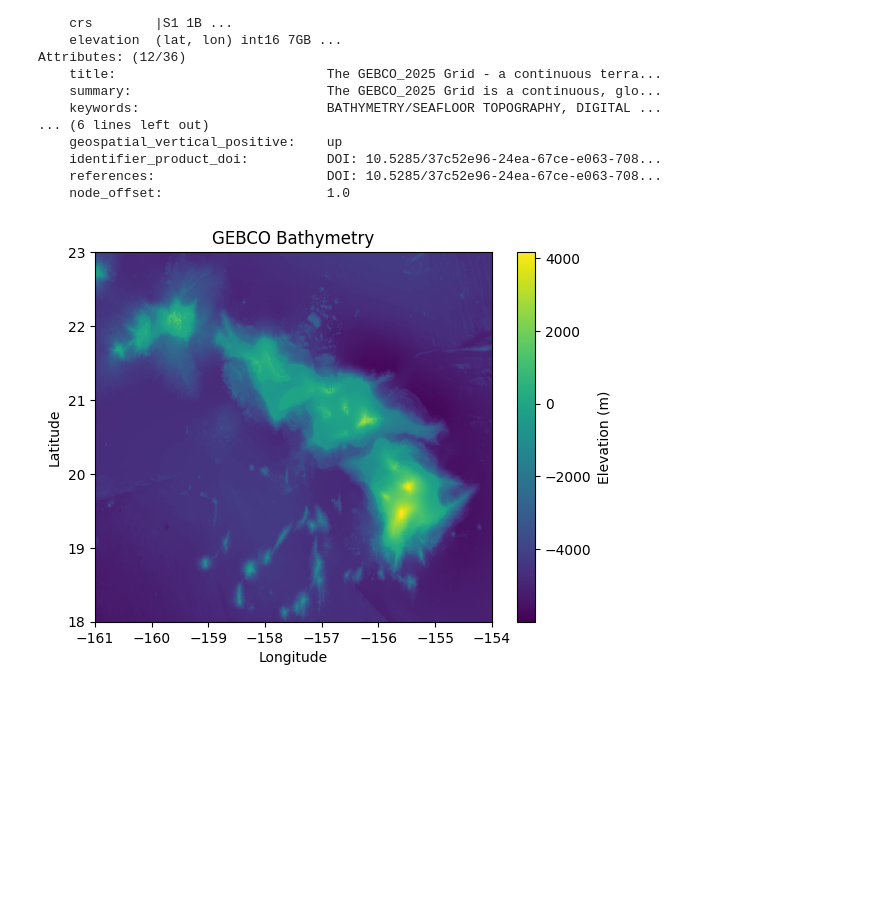
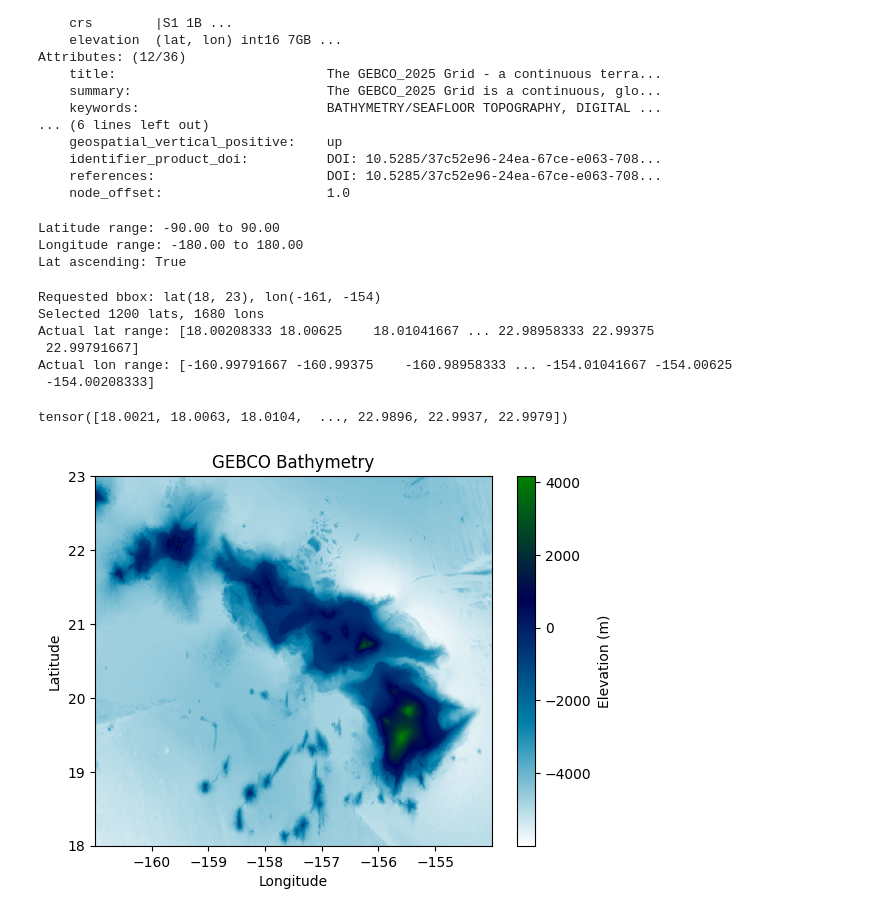
Before and after one commit to agartha-ai/agartha, a Jupyter notebook: dataexplorer.ipynb, the cells around one changed output. Cells and saved outputs as stored; diff of their text form; code cells hidden in the pictures; blank space fills up the shorter version.

Commit message:
made a data class for the gebco data

```diff
--- a/dataexplorer.ipynb
+++ b/dataexplorer.ipynb
@@ -51,9 +101,34 @@ lat_array = lat.values
+# %%
+gb = GebcoDataset(netcdf_path=gebco_file)
+# %% [output]
+Latitude range: -90.00 to 90.00
+Longitude range: -180.00 to 180.00
+Lat ascending: True
+# %%
+# Define bounding box for Hawaii (approximate values)
+min_lon, max_lon = -161, -154
+min_lat, max_lat = 18, 23
+
+# Select the region around Hawaii
+elev_array, lat_array, lon_array = gb[(min_lat, max_lat, min_lon, max_lon)]
+# %% [output]
+Requested bbox: lat(18, 23), lon(-161, -154)
+Selected 1200 lats, 1680 lons
+Actual lat range: [18.00208333 18.00625    18.01041667 ... 22.98958333 22.99375
+ 22.99791667]
+Actual lon range: [-160.99791667 -160.99375    -160.98958333 ... -154.01041667 -154.00625
+ -154.00208333]
+# %%
+lat_array
+# %% [output]
+tensor([18.0021, 18.0063, 18.0104,  ..., 22.9896, 22.9937, 22.9979])
 # %%
-plt.pcolormesh(lon_array, lat_array, elev_array)
+plt.pcolormesh(lon_array, lat_array, elev_array, cmap='ocean_r')
+# plt.pcolormesh(gb.lons, gb.lats, gb.elev, cmap='ocean_r')
 plt.colorbar(label='Elevation (m)')
 plt.xlabel('Longitude')
 plt.ylabel('Latitude')
 plt.title('GEBCO Bathymetry')
 plt.show()
 # %% [output]
-[figure, old version]
+[figure, new version]
```
Also changed, not shown: parts of 3 cells of this notebook, 3 other files.
